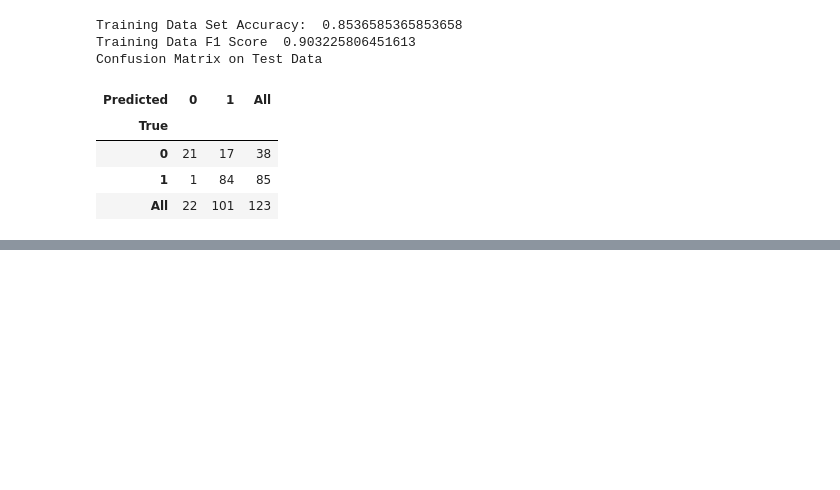
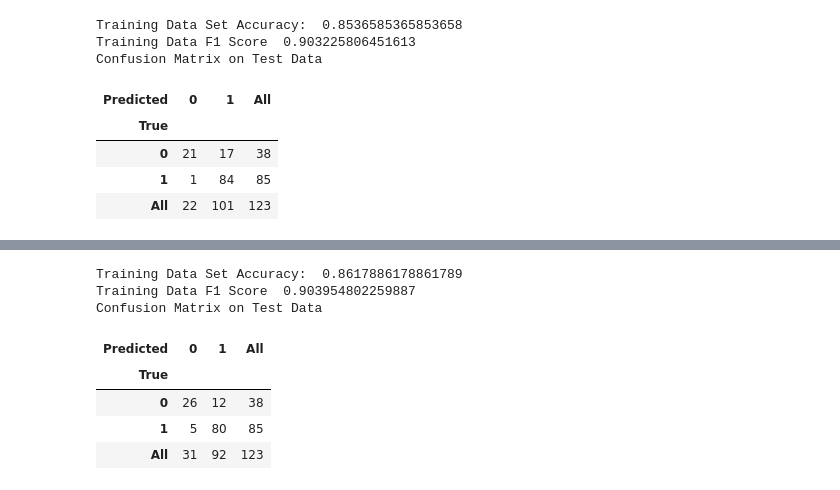
Before and after one commit to yasminekhalifa/Loan_prediction, a Jupyter notebook: Loan_predictor.ipynb, the cells around one changed output, grey strips where cells are left out. Saved outputs shown, nothing was run; the diff lists cells and outputs as text; code cells hidden in the pictures; blank space fills up the shorter version.

```diff
--- a/Loan_predictor.ipynb
+++ b/Loan_predictor.ipynb
@@ -172,0 +172,19 @@ Name: Loan_Status_Y, Length: 123, dtype: uint8
+# %%
+from sklearn.ensemble import RandomForestClassifier
+
+forest_clf = RandomForestClassifier()
+forest_clf.fit(X_train,y_train)
+y_pred = forest_clf.predict(X_test_imp)
+print("Training Data Set Accuracy: ", accuracy_score(y_test,y_pred))
+print("Training Data F1 Score ", f1_score(y_test,y_pred))
+print("Confusion Matrix on Test Data")
+pd.crosstab(y_test, y_pred, rownames=['True'], colnames=['Predicted'], margins=True)
+# %% [output]
+Training Data Set Accuracy:  0.8617886178861789
+Training Data F1 Score  0.903954802259887
+Confusion Matrix on Test Data
+| Predicted | 0 | 1 | All |
+| True |  |  |  |
+| 0 | 26 | 12 | 38 |
+| 1 | 5 | 80 | 85 |
+| All | 31 | 92 | 123 |
```
Also changed, not shown: parts of 11 cells of this notebook, 4 other files.
